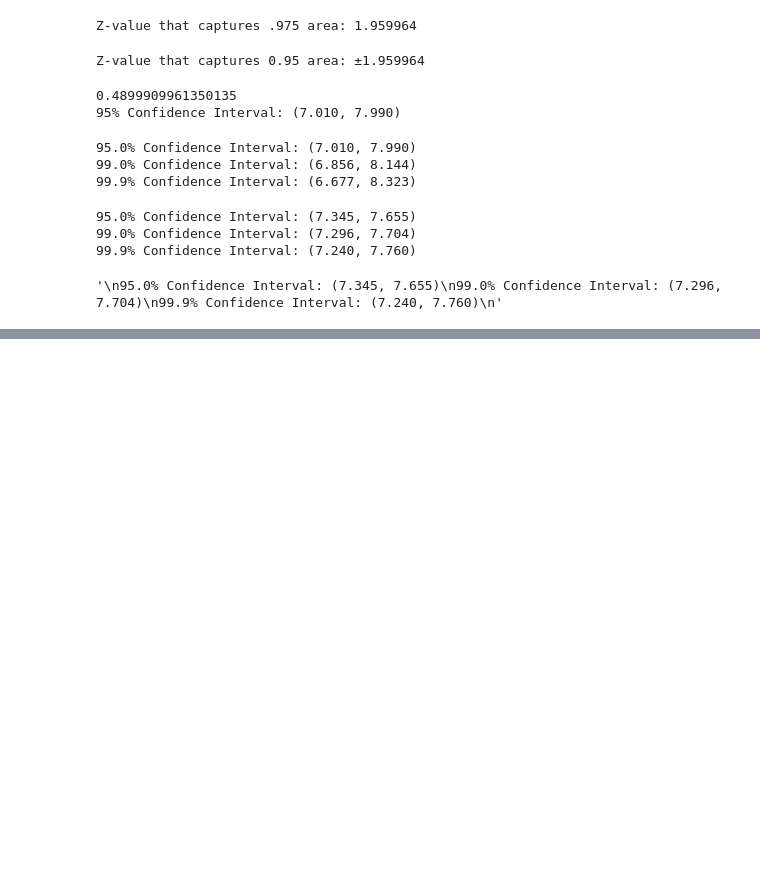
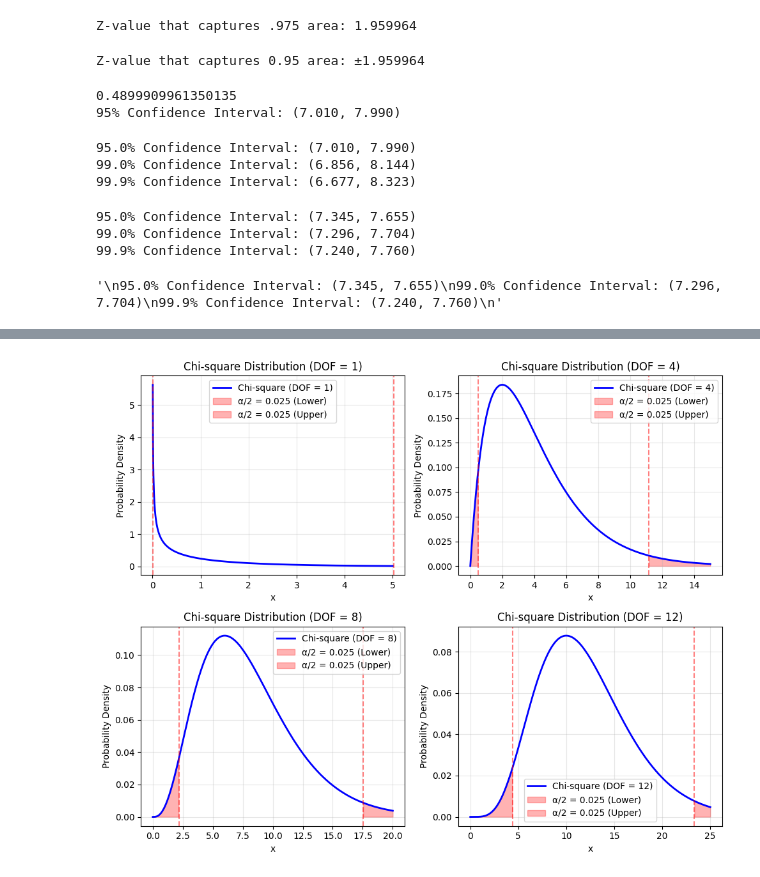
Before and after one commit to thomasnield/manning_grokking_statistics, a Jupyter notebook: ch5/ch5.ipynb, the cells around one changed output, grey strips where cells are left out. Cells and saved outputs as stored; diff of their text form; code cells hidden in the pictures; blank space fills up the shorter version.

```diff
--- a/ch5/ch5.ipynb
+++ b/ch5/ch5.ipynb
@@ -581,0 +734,51 @@ for c in confidences: #G
+# %%
+import numpy as np
+import matplotlib.pyplot as plt
+from scipy.stats import chi2
+
+# Parameters
+dofs = [1, 4, 8, 12]  # Degrees of freedom
+alpha = 0.05  # Significance level
+alpha_half = alpha / 2  # For two-tailed test
+
+# Set up the figure and subplots
+fig, axes = plt.subplots(2, 2, figsize=(10, 8))
+axes = axes.ravel()  # Flatten for easier iteration
+
+# Generate x values for plotting
+x_max = [5, 15, 20, 25]  # Different x ranges for each DOF to fit distributions
+for i, (dof, xmax) in enumerate(zip(dofs, x_max)):
+    x = np.linspace(0, xmax, 1000)
+    y = chi2.pdf(x, dof)
+
+    # Calculate critical values for alpha/2 in both tails
+    lower_crit = chi2.ppf(alpha_half, dof)
+    upper_crit = chi2.ppf(1 - alpha_half, dof)
+
+    # Plot the chi-square distribution
+    axes[i].plot(x, y, 'b-', lw=2, label=f'Chi-square (DOF = {dof})')
+
+    # Highlight alpha/2 areas
+    axes[i].fill_between(x, y, where=(x <= lower_crit), color='red', alpha=0.3,
+                        label=f'α/2 = {alpha_half:.3f} (Lower)')
+    axes[i].fill_between(x, y, where=(x >= upper_crit), color='red', alpha=0.3,
+                        label=f'α/2 = {alpha_half:.3f} (Upper)')
+
+    # Add vertical lines for critical values
+    axes[i].axvline(lower_crit, color='red', linestyle='--', alpha=0.5)
+    axes[i].axvline(upper_crit, color='red', linestyle='--', alpha=0.5)
+
+    # Customize subplot
+    axes[i].set_title(f'Chi-square Distribution (DOF = {dof})')
+    axes[i].set_xlabel('x')
+    axes[i].set_ylabel('Probability Density')
+    axes[i].legend()
+    axes[i].grid(True, alpha=0.3)
+
+# Adjust layout
+plt.tight_layout()
+
+# Display the plot
+plt.show()
+# %% [output]
+[figure, added]
```
Also changed, not shown: parts of 5 cells of this notebook, 2 other files.
